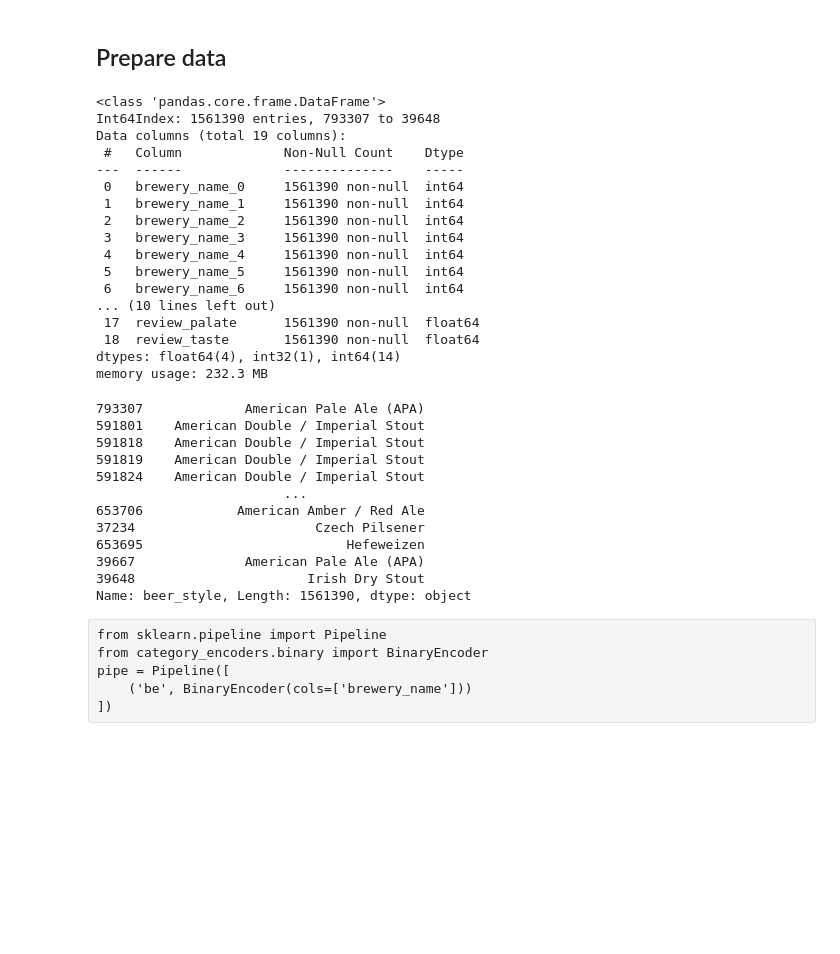
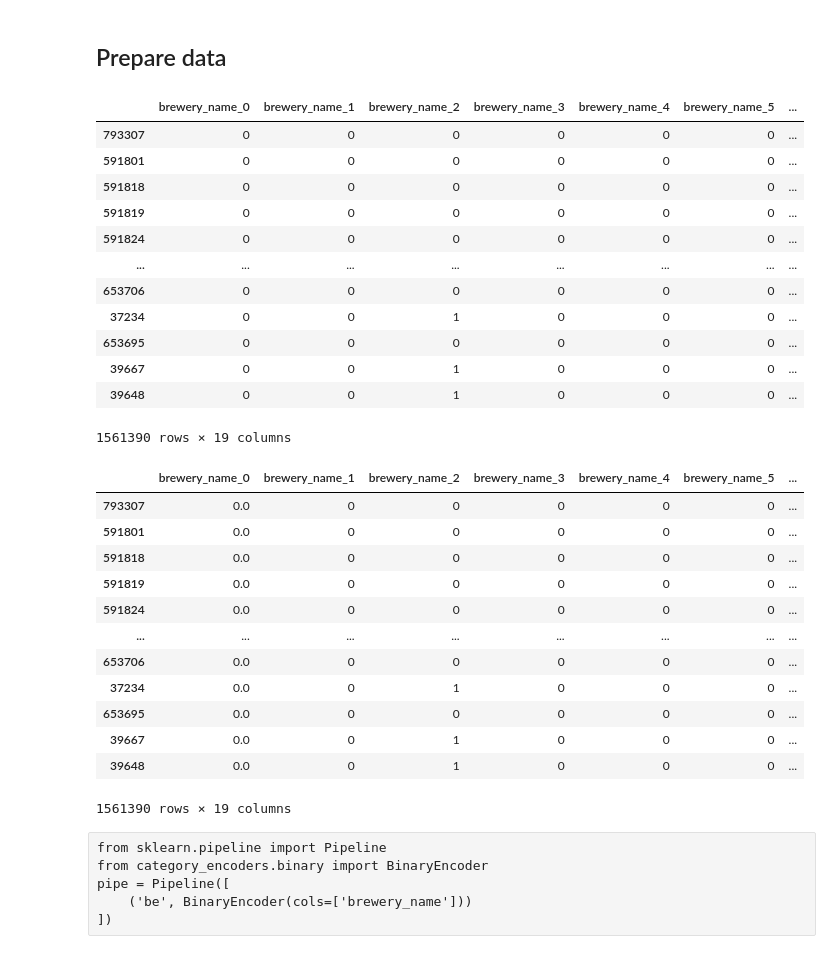
Before and after one commit to daveanker/adsi_at2, a Jupyter notebook: notebooks/at2.ipynb, the cells around one changed output. Cells and saved outputs as stored; diff of their text form; code cells hidden in the pictures; blank space fills up the shorter version.

```diff
--- a/notebooks/at2.ipynb
+++ b/notebooks/at2.ipynb
@@ -193,22 +193,18 @@ be = BinaryEncoder(cols=['brewery_name'])
 be.fit(df_encoded)
 df_encoded = be.transform(df_encoded)
 # %%
-df_encoded.info()
+df_encoded
 # %% [output]
+|  | brewery_name_0 | brewery_name_1 | brewery_name_2 | brewery_name_3 | brewery_name_4 | brewery_name_5 | ... |
+| 793307 | 0 | 0 | 0 | 0 | 0 | 0 | ... |
+| 591801 | 0 | 0 | 0 | 0 | 0 | 0 | ... |
+| 591818 | 0 | 0 | 0 | 0 | 0 | 0 | ... |
+| 591819 | 0 | 0 | 0 | 0 | 0 | 0 | ... |
+| 591824 | 0 | 0 | 0 | 0 | 0 | 0 | ... |
+| ... | ... | ... | ... | ... | ... | ... | ... |
+| 653706 | 0 | 0 | 0 | 0 | 0 | 0 | ... |
+| 37234 | 0 | 0 | 1 | 0 | 0 | 0 | ... |
+| 653695 | 0 | 0 | 0 | 0 | 0 | 0 | ... |
+| 39667 | 0 | 0 | 1 | 0 | 0 | 0 | ... |
+| 39648 | 0 | 0 | 1 | 0 | 0 | 0 | ... |
-<class 'pandas.core.frame.DataFrame'>
-Int64Index: 1561390 entries, 793307 to 39648
-Data columns (total 19 columns):
- #   Column             Non-Null Count    Dtype
----  ------             --------------    -----
- 0   brewery_name_0     1561390 non-null  int64
- 1   brewery_name_1     1561390 non-null  int64
- 2   brewery_name_2     1561390 non-null  int64
- 3   brewery_name_3     1561390 non-null  int64
- 4   brewery_name_4     1561390 non-null  int64
- 5   brewery_name_5     1561390 non-null  int64
- 6   brewery_name_6     1561390 non-null  int64
-... (10 lines left out)
- 17  review_palate      1561390 non-null  float64
- 18  review_taste       1561390 non-null  float64
-dtypes: float64(4), int32(1), int64(14)
-memory usage: 232.3 MB
+1561390 rows × 19 columns
@@ -217,15 +210,0 @@ df_prod = df_cleaned.copy()
-# %%
-df_prod.pop('beer_style')
-# %% [output]
-793307             American Pale Ale (APA)
-591801    American Double / Imperial Stout
-591818    American Double / Imperial Stout
-591819    American Double / Imperial Stout
-591824    American Double / Imperial Stout
-                        ...
-653706            American Amber / Red Ale
-37234                       Czech Pilsener
-653695                          Hefeweizen
-39667              American Pale Ale (APA)
-39648                      Irish Dry Stout
-Name: beer_style, Length: 1561390, dtype: object
@@ -232,3 +222,19 @@ Name: beer_style, Length: 1561390, dtype: object
+# %%
+df_enc_scaled
+# %% [output]
+|  | brewery_name_0 | brewery_name_1 | brewery_name_2 | brewery_name_3 | brewery_name_4 | brewery_name_5 | ... |
+| 793307 | 0.0 | 0 | 0 | 0 | 0 | 0 | ... |
+| 591801 | 0.0 | 0 | 0 | 0 | 0 | 0 | ... |
+| 591818 | 0.0 | 0 | 0 | 0 | 0 | 0 | ... |
+| 591819 | 0.0 | 0 | 0 | 0 | 0 | 0 | ... |
+| 591824 | 0.0 | 0 | 0 | 0 | 0 | 0 | ... |
+| ... | ... | ... | ... | ... | ... | ... | ... |
+| 653706 | 0.0 | 0 | 0 | 0 | 0 | 0 | ... |
+| 37234 | 0.0 | 0 | 1 | 0 | 0 | 0 | ... |
+| 653695 | 0.0 | 0 | 0 | 0 | 0 | 0 | ... |
+| 39667 | 0.0 | 0 | 1 | 0 | 0 | 0 | ... |
+| 39648 | 0.0 | 0 | 1 | 0 | 0 | 0 | ... |
+1561390 rows × 19 columns
 # %% [raw]
 from sklearn.pipeline import Pipeline
 from category_encoders.binary import BinaryEncoder
```
Also changed, not shown: parts of 6 cells of this notebook, 1 other file.
